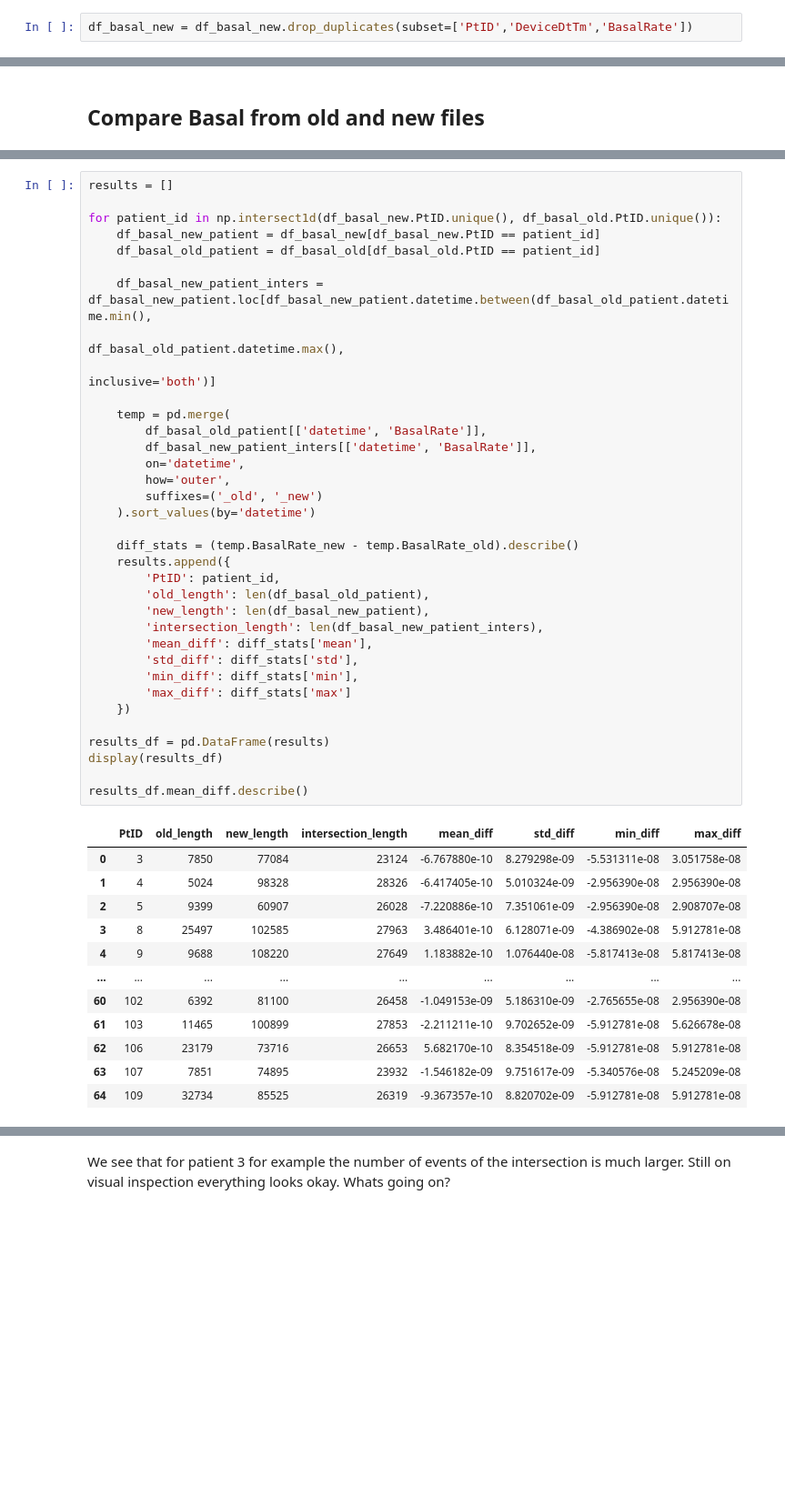
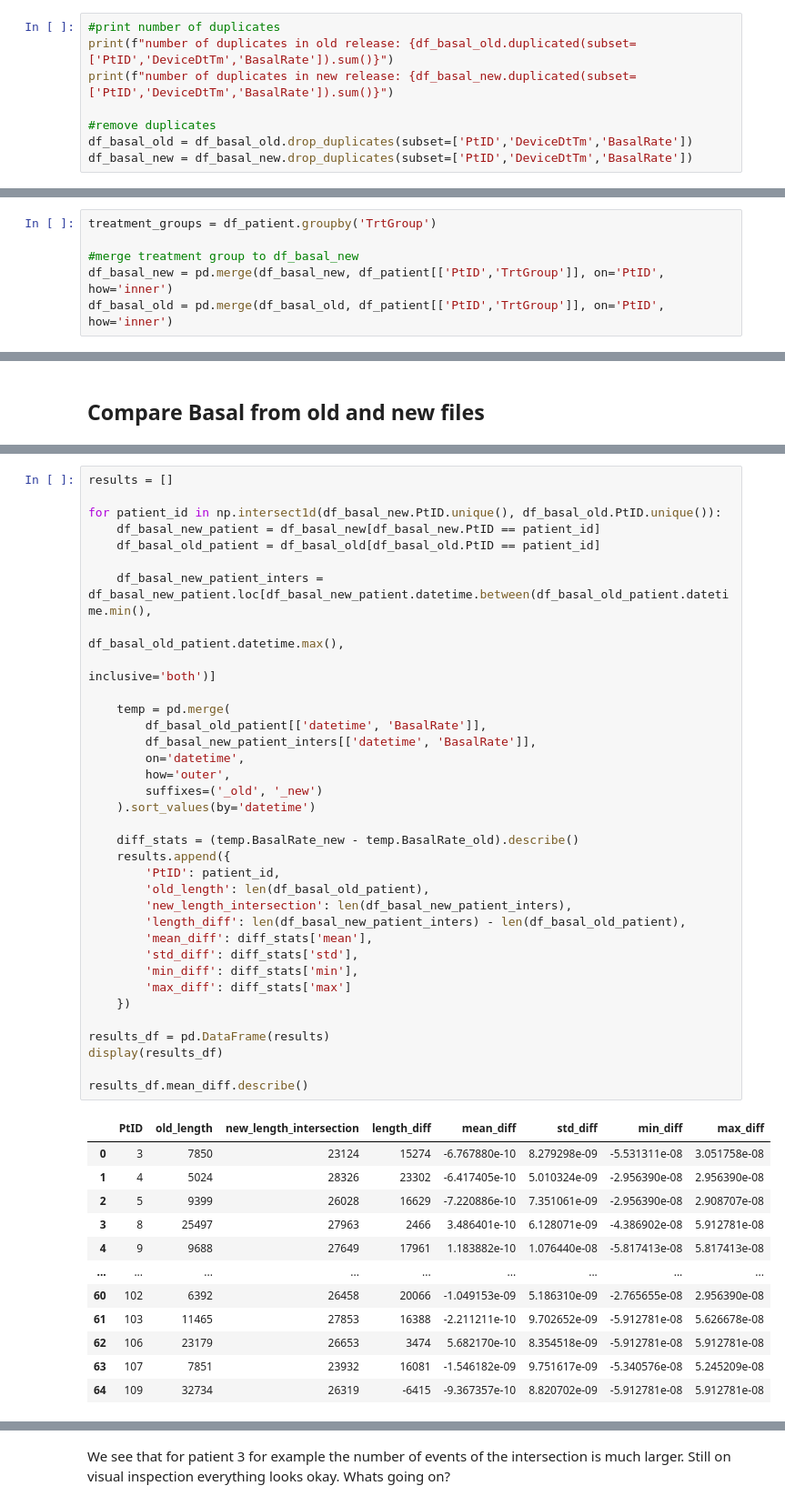
Before and after one commit to nudgebg/egvinsulin, a Jupyter notebook: notebooks/understand-pedap-dataset/2025-04-16 - understand-new-pedap-basal-format.ipynb, the cells around one changed output, grey strips where cells are left out. Shown at 91% size. Drawn from its saved outputs; the diff is of its cells as text; blank space fills up the shorter version.

```diff
--- a/notebooks/understand-pedap-dataset/2025-04-16 - understand-new-pedap-basal-format.ipynb
+++ b/notebooks/understand-pedap-dataset/2025-04-16 - understand-new-pedap-basal-format.ipynb
@@ -75,4 +79,10 @@ We see we also have more patients. In the previous dataset we only saw 65 and as
 # %% [markdown]
 Drop obvious duplicates (in record id)
 # %%
+#print number of duplicates
+print(f"number of duplicates in old release: {df_basal_old.duplicated(subset=['PtID','DeviceDtTm','BasalRate']).sum()}")
+print(f"number of duplicates in new release: {df_basal_new.duplicated(subset=['PtID','DeviceDtTm','BasalRate']).sum()}")
+
+#remove duplicates
+df_basal_old = df_basal_old.drop_duplicates(subset=['PtID','DeviceDtTm','BasalRate'])
 df_basal_new = df_basal_new.drop_duplicates(subset=['PtID','DeviceDtTm','BasalRate'])
@@ -149,3 +150,9 @@ df_basal_old['date'] = df_basal_old['datetime'].dt.date
 Previously we assumed that all SC patients must be dropped.
 This is wrong. SC patients can use the Tandem control iq device after the first 13 weeks of data.
+# %%
+treatment_groups = df_patient.groupby('TrtGroup')
+
+#merge treatment group to df_basal_new
+df_basal_new = pd.merge(df_basal_new, df_patient[['PtID','TrtGroup']], on='PtID', how='inner')
+df_basal_old = pd.merge(df_basal_old, df_patient[['PtID','TrtGroup']], on='PtID', how='inner')
 # %%
@@ -212,47 +217,47 @@ for patient_id in np.intersect1d(df_basal_new.PtID.unique(), df_basal_old.PtID.u
     df_basal_new_patient = df_basal_new[df_basal_new.PtID == patient_id]
     df_basal_old_patient = df_basal_old[df_basal_old.PtID == patient_id]
 
     df_basal_new_patient_inters = df_basal_new_patient.loc[df_basal_new_patient.datetime.between(df_basal_old_patient.datetime.min(),
                                                                                                  df_basal_old_patient.datetime.max(),
                                                                                                  inclusive='both')]
 
     temp = pd.merge(
         df_basal_old_patient[['datetime', 'BasalRate']],
         df_basal_new_patient_inters[['datetime', 'BasalRate']],
         on='datetime',
         how='outer',
         suffixes=('_old', '_new')
     ).sort_values(by='datetime')
 
     diff_stats = (temp.BasalRate_new - temp.BasalRate_old).describe()
     results.append({
         'PtID': patient_id,
         'old_length': len(df_basal_old_patient),
-        'new_length': len(df_basal_new_patient),
-        'intersection_length': len(df_basal_new_patient_inters),
+        'new_length_intersection': len(df_basal_new_patient_inters),
+        'length_diff': len(df_basal_new_patient_inters) - len(df_basal_old_patient),
         'mean_diff': diff_stats['mean'],
         'std_diff': diff_stats['std'],
         'min_diff': diff_stats['min'],
         'max_diff': diff_stats['max']
     })
 
 results_df = pd.DataFrame(results)
 display(results_df)
 
 results_df.mean_diff.describe()
 # %% [output]
-|  | PtID | old_length | new_length | intersection_length | mean_diff | std_diff | min_diff | max_diff |
-| 0 | 3 | 7850 | 77084 | 23124 | -6.767880e-10 | 8.279298e-09 | -5.531311e-08 | 3.051758e-08 |
-| 1 | 4 | 5024 | 98328 | 28326 | -6.417405e-10 | 5.010324e-09 | -2.956390e-08 | 2.956390e-08 |
-| 2 | 5 | 9399 | 60907 | 26028 | -7.220886e-10 | 7.351061e-09 | -2.956390e-08 | 2.908707e-08 |
-| 3 | 8 | 25497 | 102585 | 27963 | 3.486401e-10 | 6.128071e-09 | -4.386902e-08 | 5.912781e-08 |
-| 4 | 9 | 9688 | 108220 | 27649 | 1.183882e-10 | 1.076440e-08 | -5.817413e-08 | 5.817413e-08 |
+|  | PtID | old_length | new_length_intersection | length_diff | mean_diff | std_diff | min_diff | max_diff |
+| 0 | 3 | 7850 | 23124 | 15274 | -6.767880e-10 | 8.279298e-09 | -5.531311e-08 | 3.051758e-08 |
+| 1 | 4 | 5024 | 28326 | 23302 | -6.417405e-10 | 5.010324e-09 | -2.956390e-08 | 2.956390e-08 |
+| 2 | 5 | 9399 | 26028 | 16629 | -7.220886e-10 | 7.351061e-09 | -2.956390e-08 | 2.908707e-08 |
+| 3 | 8 | 25497 | 27963 | 2466 | 3.486401e-10 | 6.128071e-09 | -4.386902e-08 | 5.912781e-08 |
+| 4 | 9 | 9688 | 27649 | 17961 | 1.183882e-10 | 1.076440e-08 | -5.817413e-08 | 5.817413e-08 |
 | ... | ... | ... | ... | ... | ... | ... | ... | ... |
-| 60 | 102 | 6392 | 81100 | 26458 | -1.049153e-09 | 5.186310e-09 | -2.765655e-08 | 2.956390e-08 |
-| 61 | 103 | 11465 | 100899 | 27853 | -2.211211e-10 | 9.702652e-09 | -5.912781e-08 | 5.626678e-08 |
-| 62 | 106 | 23179 | 73716 | 26653 | 5.682170e-10 | 8.354518e-09 | -5.912781e-08 | 5.912781e-08 |
-| 63 | 107 | 7851 | 74895 | 23932 | -1.546182e-09 | 9.751617e-09 | -5.340576e-08 | 5.245209e-08 |
-| 64 | 109 | 32734 | 85525 | 26319 | -9.367357e-10 | 8.820702e-09 | -5.912781e-08 | 5.912781e-08 |
+| 60 | 102 | 6392 | 26458 | 20066 | -1.049153e-09 | 5.186310e-09 | -2.765655e-08 | 2.956390e-08 |
+| 61 | 103 | 11465 | 27853 | 16388 | -2.211211e-10 | 9.702652e-09 | -5.912781e-08 | 5.626678e-08 |
+| 62 | 106 | 23179 | 26653 | 3474 | 5.682170e-10 | 8.354518e-09 | -5.912781e-08 | 5.912781e-08 |
+| 63 | 107 | 7851 | 23932 | 16081 | -1.546182e-09 | 9.751617e-09 | -5.340576e-08 | 5.245209e-08 |
+| 64 | 109 | 32734 | 26319 | -6415 | -9.367357e-10 | 8.820702e-09 | -5.912781e-08 | 5.912781e-08 |
 65 rows × 8 columns
 count    6.500000e+01
 mean     7.563825e-07
```
Also changed, not shown: parts of 32 cells of this notebook, 5 other files.
